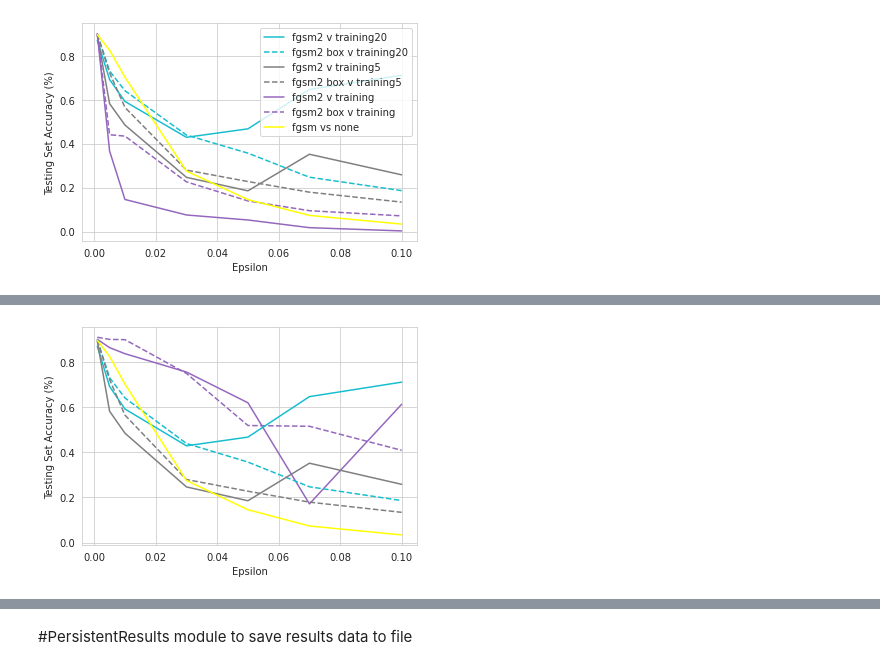
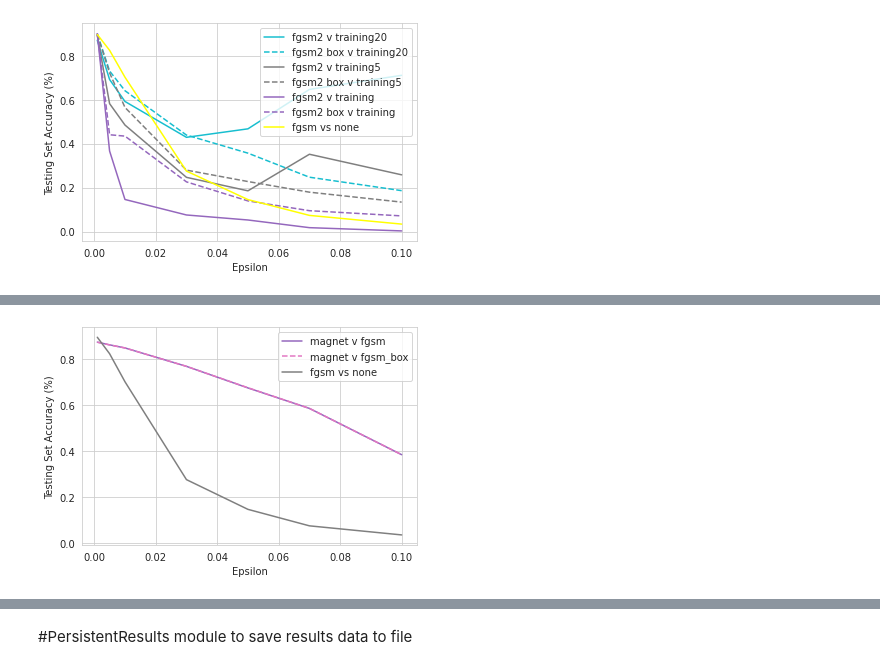
Before and after one commit to WesRobbins/AdversarialML, a Jupyter notebook: Fashion_MNIST_Exploratory.ipynb, the cells around one changed output, grey strips where cells are left out. Cells and saved outputs as stored; diff of their text form; code cells hidden in the pictures.

```diff
--- a/Fashion_MNIST_Exploratory.ipynb
+++ b/Fashion_MNIST_Exploratory.ipynb
@@ -266,6 +268,9 @@ def load_and_run(ds_name, black_box=False, attack=None, epsilon=None, defense=No
     ds_test = defenseGAN_reconstruct(ds_train)
     print('Back from reconstruction')
 
+  elif defense == "magnet":
+    ds_test = magnet(ds_train, ds_test, model, epsilon)
+
 
 
 
@@ -531,0 +706,14 @@ KeyboardInterrupt: ignored
+# %%
+sns.set_style('whitegrid')
+
+plt.plot(epsilon, saved.arrys['mnist_randfgsm'], color='C6')
+plt.plot(epsilon, saved.arrys['mnist_randfgsm_box'], color='C6', linestyle='--')
+plt.plot(epsilon, saved.arrys['cifar_randfgsm'], color='C4')
+plt.plot(epsilon, saved.arrys['cifar_randfgsm_box'], color='C4', linestyle='--')
+plt.plot(epsilon, saved.arrys['fashion_randfgsm'], color='C9')
+plt.plot(epsilon, saved.arrys['fashion_randfgsm_box'], color='C9', linestyle='--')
+plt.legend(["mnist", "mnist box", "cifar", "cifar box", "fashion", "fashion box"])
+plt.xlabel("Epsilon")
+plt.ylabel("Testing Set Accuracy (%)")
+plt.title('mnist, cifar, fashion vs RAND+FGSM')
+plt.show()
@@ -686,16 +888,13 @@ load_run_save('trainingf14_vs_fgsm2_box','fashion_mnist', black_box=True, attack
 # %%
-plt.plot(epsilon, saved.arrys['trainingf14_vs_fgsm2'], color='C4')
-plt.plot(epsilon, saved.arrys['trainingf14_vs_fgsm2_box'], color='C4', linestyle='--')
-plt.plot(epsilon, saved.arrys['training20_vs_fgsm2'], color='C9')
-plt.plot(epsilon, saved.arrys['training20_vs_fgsm2_box'], color='C9', linestyle='--')
-plt.plot(epsilon, saved.arrys['training5_vs_fgsm2'], color='C7')
-plt.plot(epsilon, saved.arrys['training5_vs_fgsm2_box'], color='C7', linestyle='--')
-plt.plot(epsilon, saved.arrys['fashion_fgsm'], color='yellow')
+plt.plot(epsilon, saved.arrys['mag_vs_fgsm'], color='C4')
+plt.plot(epsilon, saved.arrys['mag_vs_fgsm_box'], linestyle='--', color='C6')
+plt.plot(epsilon, saved.arrys['fashion_fgsm'], color='C7')
+plt.legend(["magnet v fgsm", "magnet v fgsm_box", 'fgsm vs none'])
 plt.xlabel("Epsilon")
 plt.ylabel("Testing Set Accuracy (%)")
 plt.show()
 # %% [output]
-[figure, old version]
+[figure, new version]
 # %% [markdown]
 <a name="dgan"></a>
 # DefenseGAN
```
Also changed, not shown: parts of 36 cells of this notebook.
